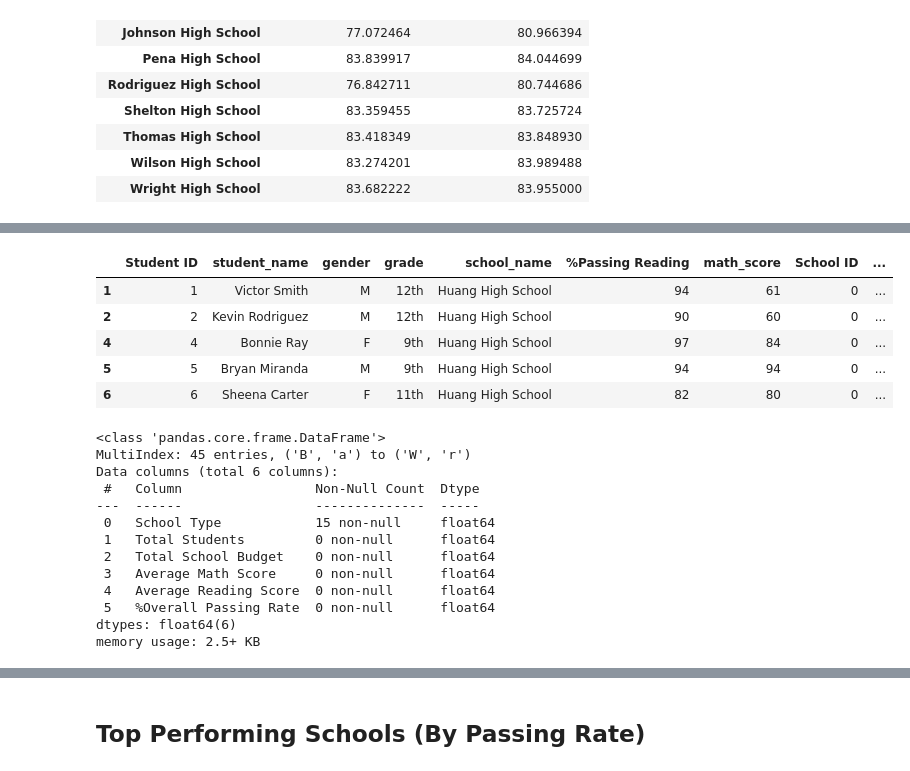
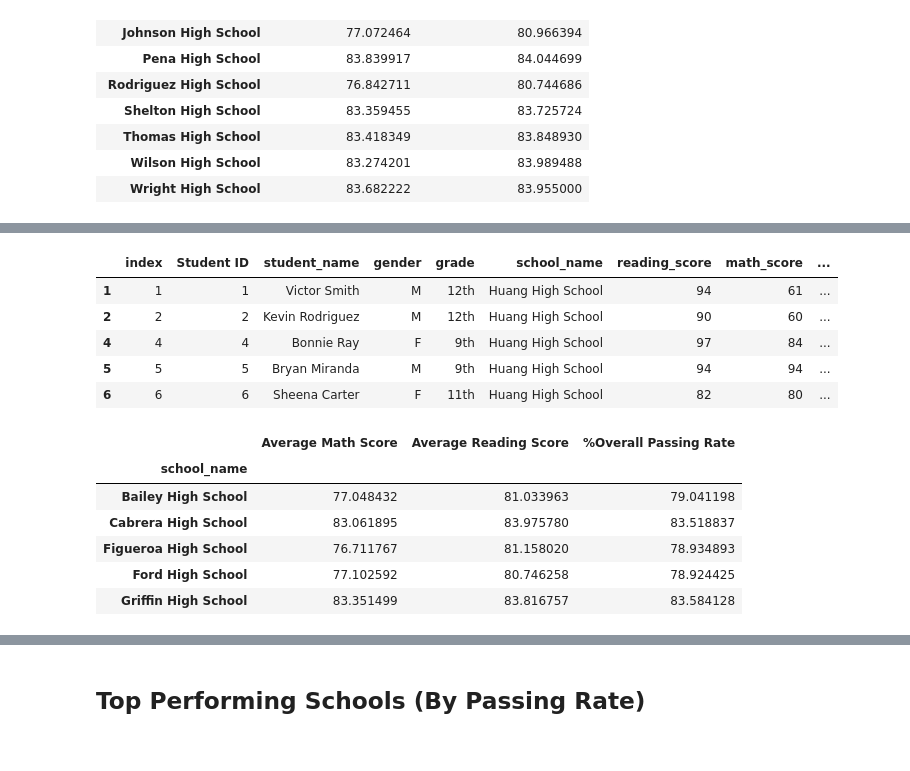
Before and after one commit to AGPalmer88/Pandas-Challenge, a Jupyter notebook: PyCitySchools/PyAcademyScores.ipynb, the cells around one changed output, grey strips where cells are left out. Drawn from its saved outputs; the diff is of its cells as text; code cells hidden in the pictures.

```diff
--- a/PyCitySchools/PyAcademyScores.ipynb
+++ b/PyCitySchools/PyAcademyScores.ipynb
@@ -408,38 +429,31 @@ summary_passing_math.head
 # %%
 #% Passing Reading
 summary_passing_reading = school_data_combined_df[school_data_combined_df["reading_score"] >= 70]
 per_school_passing_reading = summary_passing_reading.groupby(["school_name"]).count()['student_name']
 per_summary_passing_reading = (per_school_passing_reading/summary_total_number_students)*100
-summary_passing_reading = summary_passing_reading.rename(columns={"reading_score": "%Passing Reading"})
 summary_passing_reading.head()
 # %% [output]
-|  | Student ID | student_name | gender | grade | school_name | %Passing Reading | math_score | School ID | ... |
-| 1 | 1 | Victor Smith | M | 12th | Huang High School | 94 | 61 | 0 | ... |
-| 2 | 2 | Kevin Rodriguez | M | 12th | Huang High School | 90 | 60 | 0 | ... |
-| 4 | 4 | Bonnie Ray | F | 9th | Huang High School | 97 | 84 | 0 | ... |
-| 5 | 5 | Bryan Miranda | M | 9th | Huang High School | 94 | 94 | 0 | ... |
-| 6 | 6 | Sheena Carter | F | 11th | Huang High School | 82 | 80 | 0 | ... |
+|  | index | Student ID | student_name | gender | grade | school_name | reading_score | math_score | ... |
+| 1 | 1 | 1 | Victor Smith | M | 12th | Huang High School | 94 | 61 | ... |
+| 2 | 2 | 2 | Kevin Rodriguez | M | 12th | Huang High School | 90 | 60 | ... |
+| 4 | 4 | 4 | Bonnie Ray | F | 9th | Huang High School | 97 | 84 | ... |
+| 5 | 5 | 5 | Bryan Miranda | M | 9th | Huang High School | 94 | 94 | ... |
+| 6 | 6 | 6 | Sheena Carter | F | 11th | Huang High School | 82 | 80 | ... |
 # %%
 # % Overall Passing Rate (Average of the above two)
 #overall_passing_rate = (avg_math_score + avg_reading_score)/2
 #overall_passing_rate
 
-school_summary_df["%Overall Passing Rate"] = (summary_avg_math_score + summary_avg_reading_score)/2
-school_summary_df.info()
+school_summary_df2["%Overall Passing Rate"] = (summary_avg_math_score + summary_avg_reading_score)/2
+school_summary_df2.head()
 # %% [output]
-<class 'pandas.core.frame.DataFrame'>
-MultiIndex: 45 entries, ('B', 'a') to ('W', 'r')
-Data columns (total 6 columns):
- #   Column                 Non-Null Count  Dtype
----  ------                 --------------  -----
- 0   School Type            15 non-null     float64
- 1   Total Students         0 non-null      float64
- 2   Total School Budget    0 non-null      float64
- 3   Average Math Score     0 non-null      float64
- 4   Average Reading Score  0 non-null      float64
- 5   %Overall Passing Rate  0 non-null      float64
-dtypes: float64(6)
-memory usage: 2.5+ KB
+|  | Average Math Score | Average Reading Score | %Overall Passing Rate |
+| school_name |  |  |  |
+| Bailey High School | 77.048432 | 81.033963 | 79.041198 |
+| Cabrera High School | 83.061895 | 83.975780 | 83.518837 |
+| Figueroa High School | 76.711767 | 81.158020 | 78.934893 |
+| Ford High School | 77.102592 | 80.746258 | 78.924425 |
+| Griffin High School | 83.351499 | 83.816757 | 83.584128 |
 # %%
 # Create a dataframe to hold the above results
 #  * School Name
```
Also changed, not shown: parts of 18 cells of this notebook.
